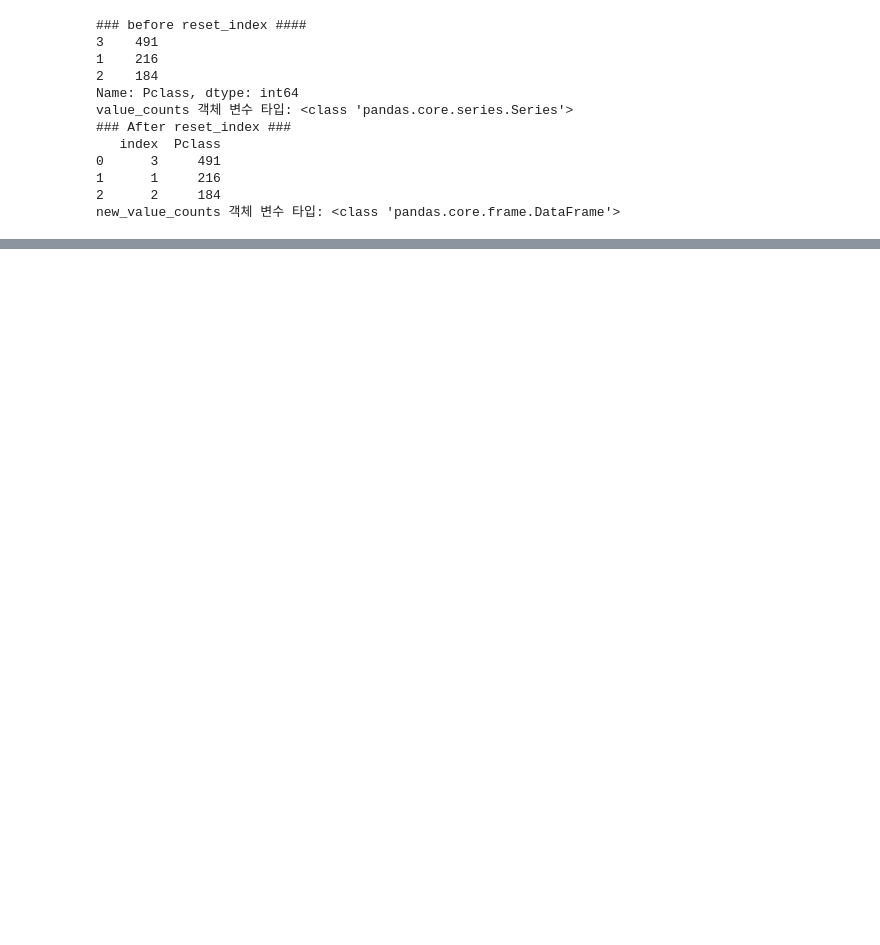
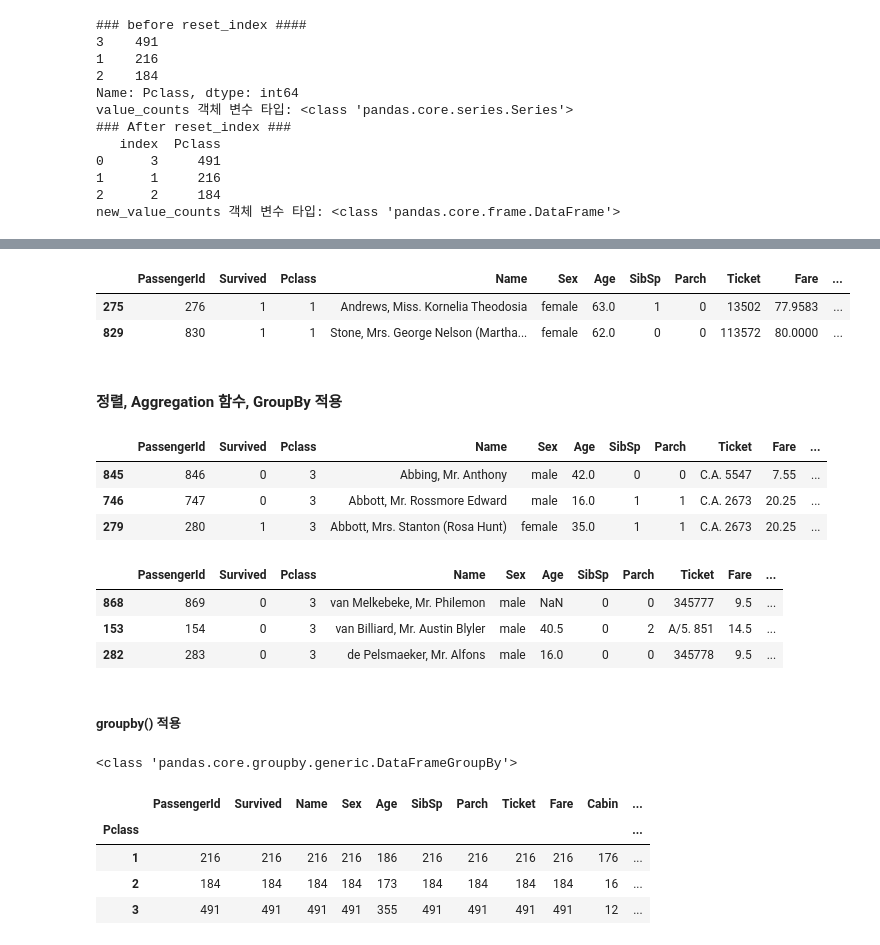
Before and after one commit to SimplePro/pythonMachineLearning, a Jupyter notebook: pandas_tutorial.ipynb, the cells around one changed output, grey strips where cells are left out. Cells and saved outputs as stored; diff of their text form; code cells hidden in the pictures; blank space fills up the shorter version.

```diff
--- a/pandas_tutorial.ipynb
+++ b/pandas_tutorial.ipynb
@@ -345,0 +473,47 @@ new_value_counts 객체 변수 타입: <class 'pandas.core.frame.DataFrame'>
+# %%
+cond1 = titanic_df.Age > 60
+cond2 = titanic_df.Pclass == 1
+cond3 = titanic_df.Sex == 'female'
+titanic_df[ cond1 & cond2 & cond3]
+# %% [output]
+|  | PassengerId | Survived | Pclass | Name | Sex | Age | SibSp | Parch | Ticket | Fare | ... |
+| 275 | 276 | 1 | 1 | Andrews, Miss. Kornelia Theodosia | female | 63.0 | 1 | 0 | 13502 | 77.9583 | ... |
+| 829 | 830 | 1 | 1 | Stone, Mrs. George Nelson (Martha... | female | 62.0 | 0 | 0 | 113572 | 80.0000 | ... |
+# %% [markdown]
+#### 정렬, Aggregation 함수, GroupBy 적용
+# %%
+titanic_sorted = titanic_df.sort_values(by=["Name"])
+# Name 을 기준으로 정렬하겠다는 뜻.
+titanic_sorted.head(3)
+# %% [output]
+|  | PassengerId | Survived | Pclass | Name | Sex | Age | SibSp | Parch | Ticket | Fare | ... |
+| 845 | 846 | 0 | 3 | Abbing, Mr. Anthony | male | 42.0 | 0 | 0 | C.A. 5547 | 7.55 | ... |
+| 746 | 747 | 0 | 3 | Abbott, Mr. Rossmore Edward | male | 16.0 | 1 | 1 | C.A. 2673 | 20.25 | ... |
+| 279 | 280 | 1 | 3 | Abbott, Mrs. Stanton (Rosa Hunt) | female | 35.0 | 1 | 1 | C.A. 2673 | 20.25 | ... |
+# %%
+titanic_sorted = titanic_df.sort_values(by=["Pclass", "Name"], ascending=False)
+# ascending 이 True 면 오름차순, False 면 내림차순 정렬이다.
+titanic_sorted.head(3)
+# %% [output]
+|  | PassengerId | Survived | Pclass | Name | Sex | Age | SibSp | Parch | Ticket | Fare | ... |
+| 868 | 869 | 0 | 3 | van Melkebeke, Mr. Philemon | male | NaN | 0 | 0 | 345777 | 9.5 | ... |
+| 153 | 154 | 0 | 3 | van Billiard, Mr. Austin Blyler | male | 40.5 | 0 | 2 | A/5. 851 | 14.5 | ... |
+| 282 | 283 | 0 | 3 | de Pelsmaeker, Mr. Alfons | male | 16.0 | 0 | 0 | 345778 | 9.5 | ... |
+# %% [markdown]
+##### groupby() 적용
+# %%
+titanic_groupby = titanic_df.groupby(by="Pclass")
+print(type(titanic_groupby))
+# %% [output]
+<class 'pandas.core.groupby.generic.DataFrameGroupBy'>
+# %%
+titanic_groupby = titanic_df.groupby('Pclass').count()
+# groupby() 대상 칼럼을 제외한 모든 칼럼에 해당 aggregation 함수를 적용한다.
+# -> 여기서 aggregation 은 count() 를 의미한다.
+titanic_groupby
+# %% [output]
+|  | PassengerId | Survived | Name | Sex | Age | SibSp | Parch | Ticket | Fare | Cabin | ... |
+| Pclass |  |  |  |  |  |  |  |  |  |  | ... |
+| 1 | 216 | 216 | 216 | 216 | 186 | 216 | 216 | 216 | 216 | 176 | ... |
+| 2 | 184 | 184 | 184 | 184 | 173 | 184 | 184 | 184 | 184 | 16 | ... |
+| 3 | 491 | 491 | 491 | 491 | 355 | 491 | 491 | 491 | 491 | 12 | ... |
```
Also changed, not shown: parts of 30 cells of this notebook.
